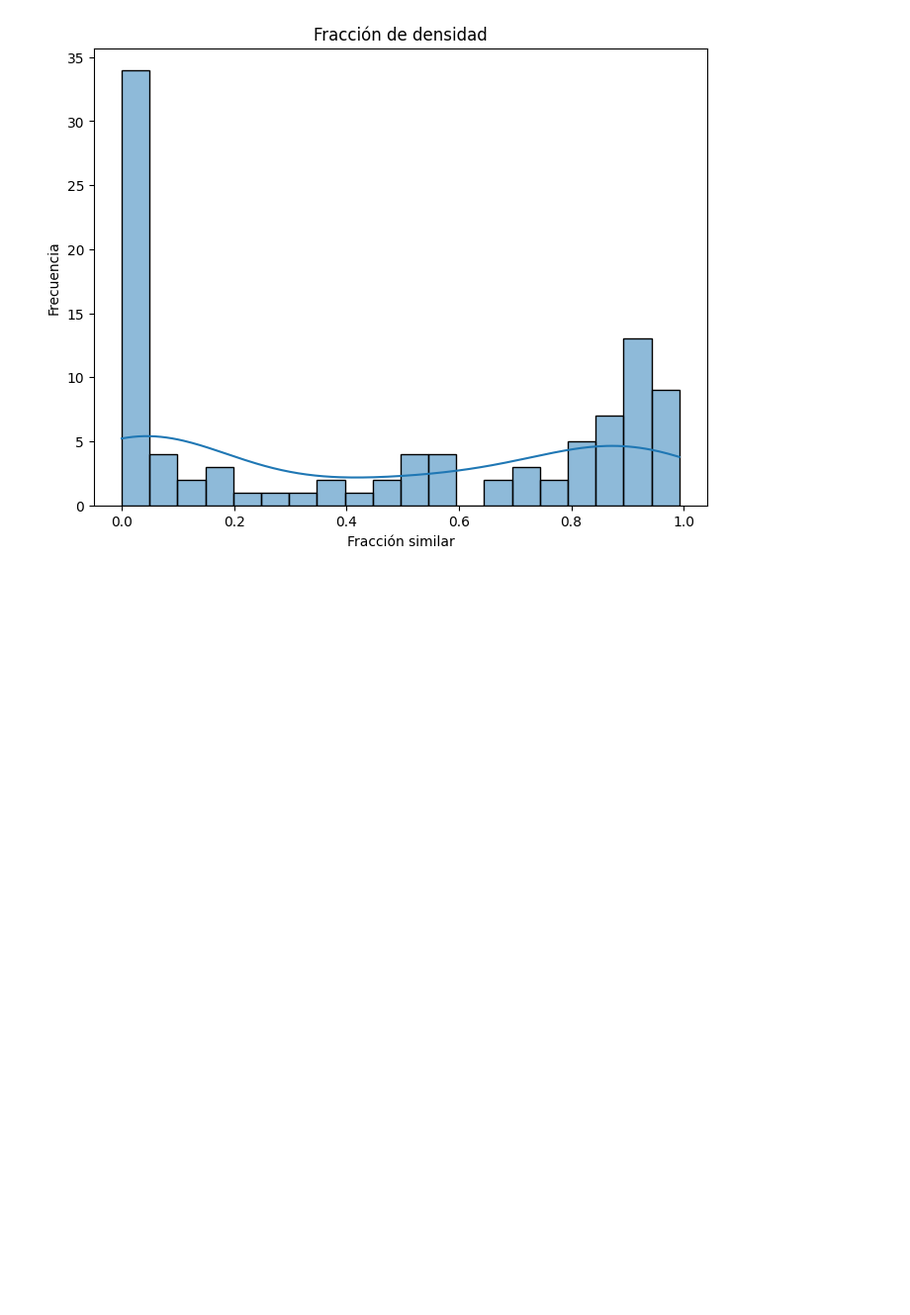
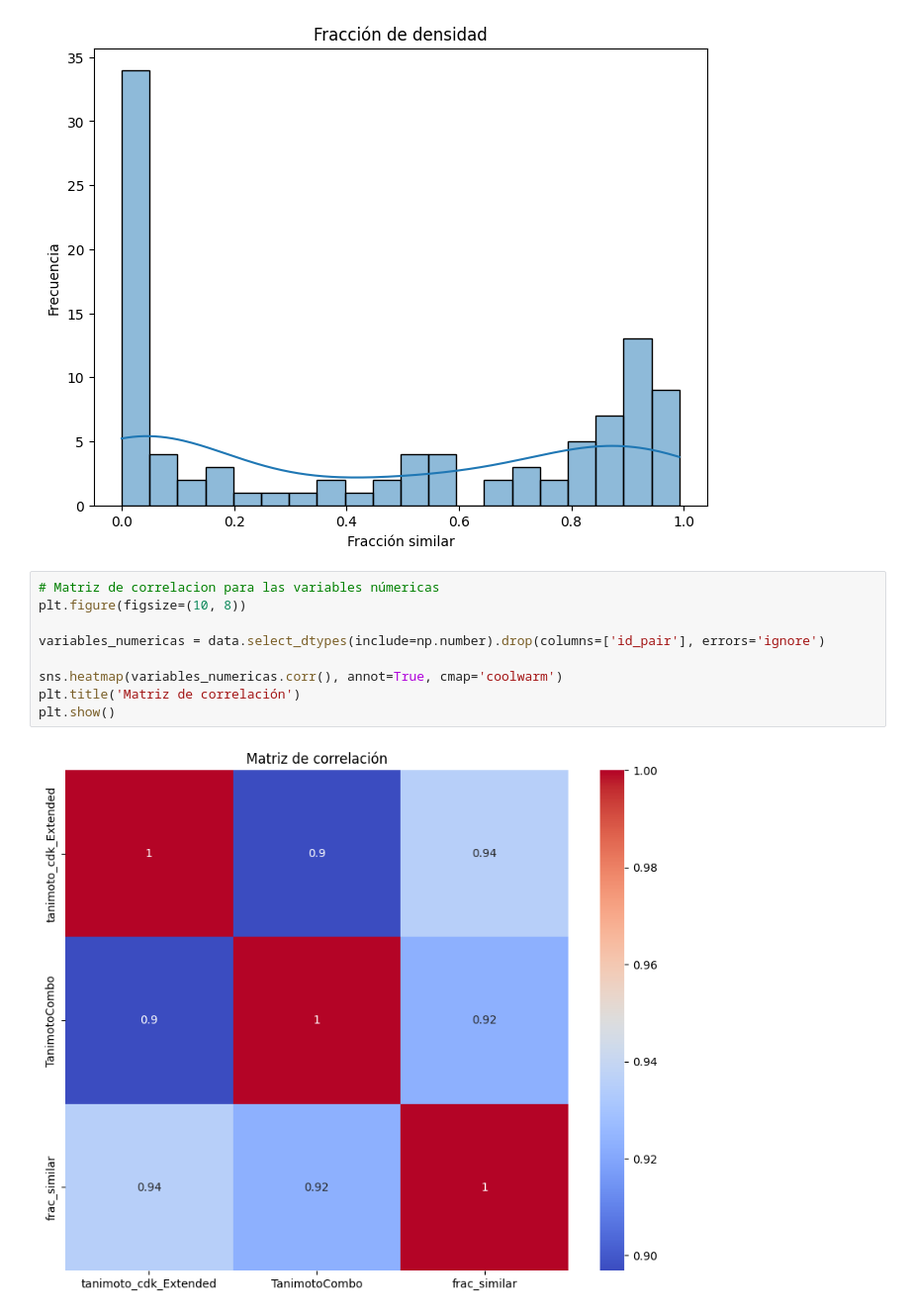
Before and after one commit to LizzyRV/An-lisis-Exploratorio-Similitud-Molecular-Exploratory-Analysis-Molecular-Similarity, a Jupyter notebook: similarity_prediction.ipynb, the cells around one changed output. Shown: that part at 99% size. Cells and saved outputs as stored; diff of their text form; blank space fills up the shorter version.

Commit message:
Anexo análisis para variables númericas

```diff
--- a/similarity_prediction.ipynb
+++ b/similarity_prediction.ipynb
@@ -310,3 +310,14 @@ plt.ylabel('Frecuencia')
 plt.show()
 # %% [output]
 [figure]
+# %%
+# Matriz de correlacion para las variables númericas
+plt.figure(figsize=(10, 8))
+
+variables_numericas = data.select_dtypes(include=np.number).drop(columns=['id_pair'], errors='ignore')
+
+sns.heatmap(variables_numericas.corr(), annot=True, cmap='coolwarm')
+plt.title('Matriz de correlación')
+plt.show()
+# %% [output]
+[figure, added]
```
Also changed, not shown: parts of 5 cells of this notebook.
